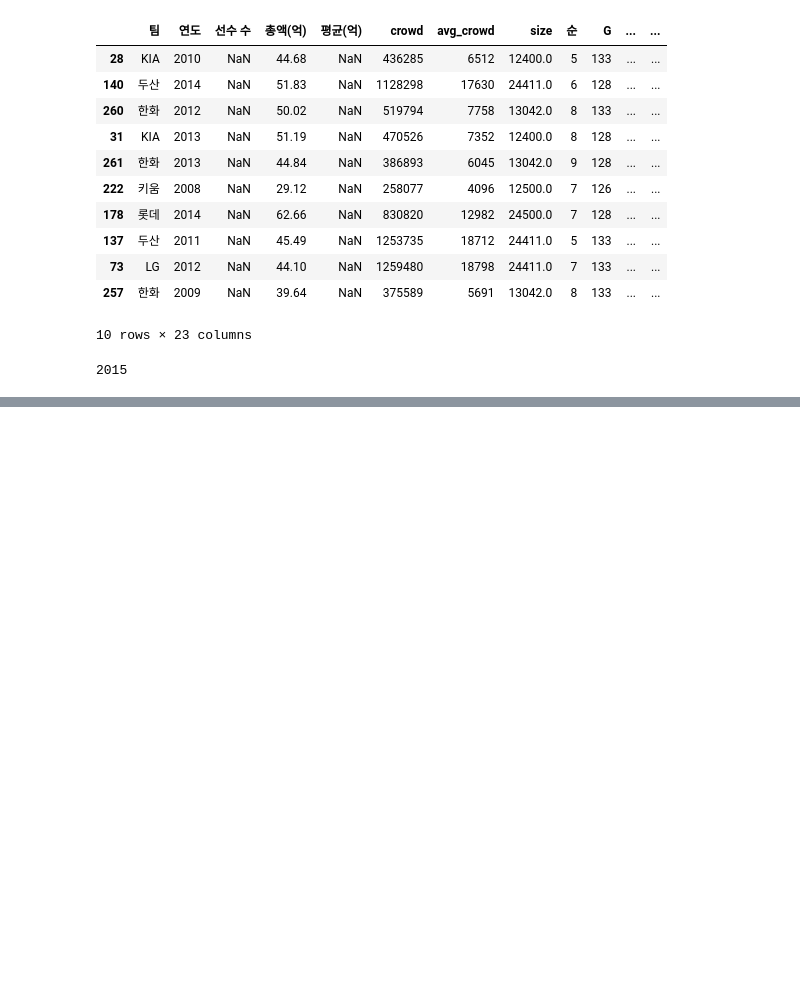
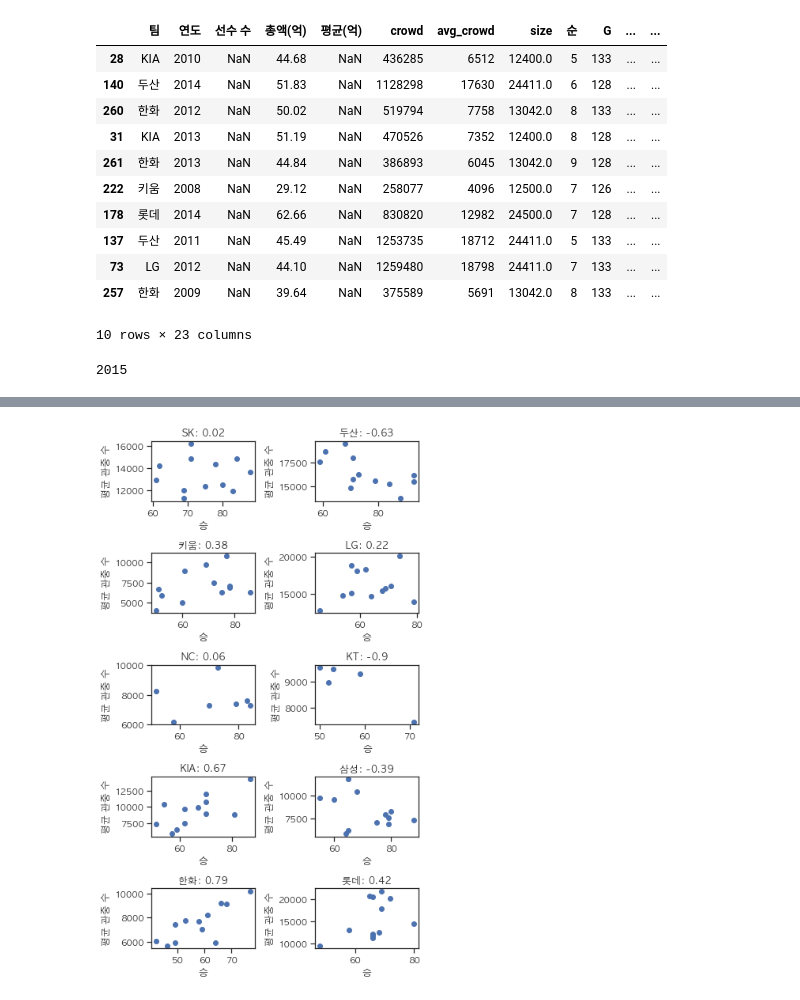
Before and after one commit to sulmasulma/baseball, a Jupyter notebook: data_analysis.ipynb, the cells around one changed output, grey strips where cells are left out. Drawn from its saved outputs; the diff is of its cells as text; code cells hidden in the pictures; blank space fills up the shorter version.

```diff
--- a/data_analysis.ipynb
+++ b/data_analysis.ipynb
@@ -344,0 +385,18 @@ NameError: name '승' is not defined
+# %%
+# 팀별 퍙균관중수 그래프
+plt.figure(figsize = (6, 10))
+
+pos = 0
+for team in teams:
+    pos += 1
+    plt.subplot(5, 2, pos)
+    temp = df[df['팀'] == team]
+    plt.scatter(temp['승'], temp['avg_crowd'])
+    plt.xlabel("승")
+    plt.ylabel("평균 관중 수")
+
+    corr = temp[['승', 'avg_crowd']].corr().loc['avg_crowd', '승']
+    plt.title("{}: {}".format(team, str(round(corr, 2))))
+    plt.tight_layout()# 팀별 관중수 그래프
+# %% [output]
+[figure, added]
```
Also changed, not shown: parts of 19 cells of this notebook, 1 other file.
